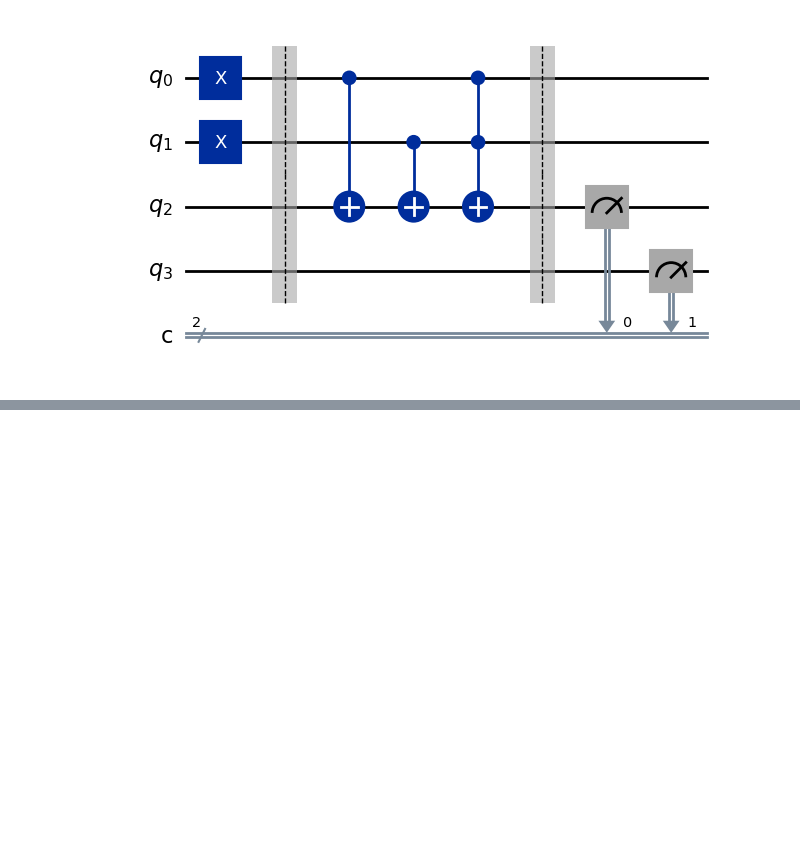
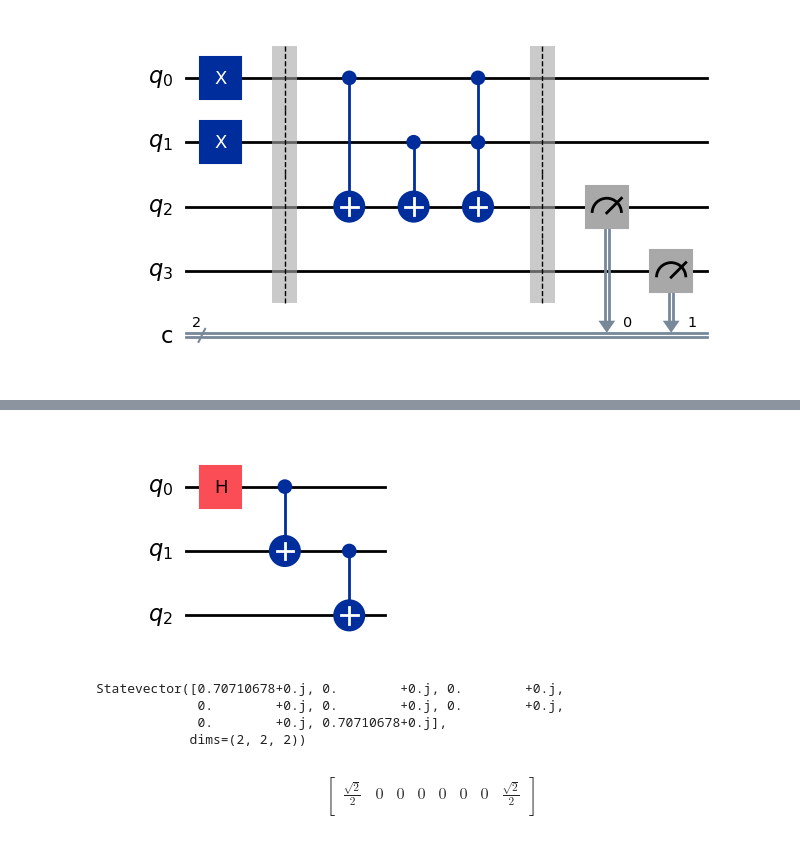
Before and after one commit to SAMANTA1401/Q_computing, a Jupyter notebook: qiskit/experiment.ipynb, the cells around one changed output, grey strips where cells are left out. Cells and saved outputs as stored; diff of their text form; code cells hidden in the pictures; blank space fills up the shorter version.

```diff
--- a/qiskit/experiment.ipynb
+++ b/qiskit/experiment.ipynb
@@ -225,0 +252,11 @@ circuit.draw(output='mpl')
+# %%
+circuit = QuantumCircuit(3)
+
+### YOUR CODE GOES HERE ###
+circuit.h(0)
+circuit.cx(0, 1)
+circuit.cx(1, 2)
+# circuit.cnot(0, 2)
+circuit.draw(output='mpl')
+# %% [output]
+[figure, added]
@@ -225,0 +271,15 @@ circuit.draw(output='mpl')
+# %%
+result
+# %% [output]
+Statevector([0.70710678+0.j, 0.        +0.j, 0.        +0.j,
+             0.        +0.j, 0.        +0.j, 0.        +0.j,
+             0.        +0.j, 0.70710678+0.j],
+            dims=(2, 2, 2))
+# %%
+array_to_latex(result)
+# %% [output]
+$$
+\begin{bmatrix}
+\frac{\sqrt{2}}{2} & 0 & 0 & 0 & 0 & 0 & 0 & \frac{\sqrt{2}}{2}  \\
+ \end{bmatrix}
+$$
```
Also changed, not shown: parts of 26 cells of this notebook.
